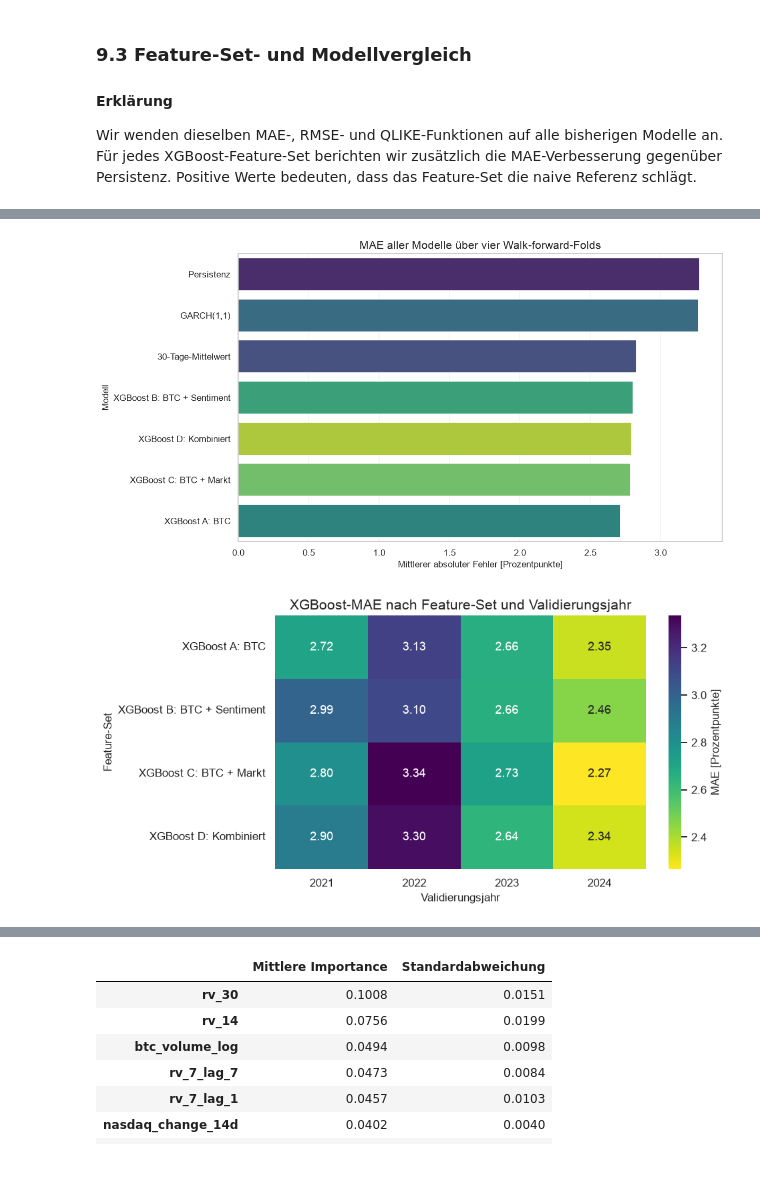
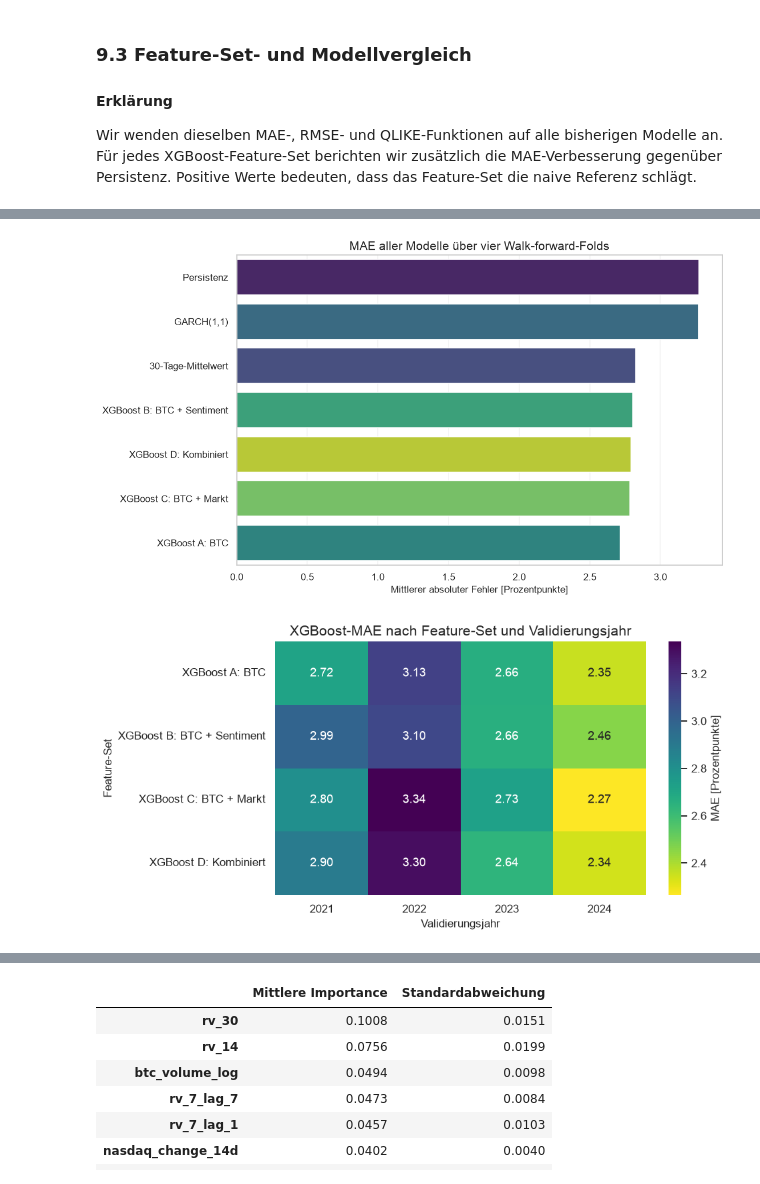
Before and after one commit to Steff72/CSP1, a Jupyter notebook: notebooks/bitcoin_volatility_forecasting.ipynb, the cells around one changed output, grey strips where cells are left out. Cells and saved outputs as stored; diff of their text form; code cells hidden in the pictures.

```diff
--- a/notebooks/bitcoin_volatility_forecasting.ipynb
+++ b/notebooks/bitcoin_volatility_forecasting.ipynb
@@ -380,6 +389,9 @@ for source_name, frame in loaded_series.items():
             "Zeilen": len(frame),
             "Doppelte Tage": int(frame.index.duplicated().sum()),
             "Fehlende Werte": int(frame.isna().sum().sum()),
+            "Kalenderlücken": int(
+                (frame.index.max() - frame.index.min()).days + 1 - len(frame)
+            ),
             "Status": "bestanden",
         }
     )
@@ -566,16 +619,13 @@ aligned["target_rv_7"] = np.sqrt(
     .iloc[::-1]
 )
 
-# Keep the one-day target as a transparent secondary outcome
-aligned["target_rv_1"] = np.sqrt(aligned["btc_squared_return"].shift(-1))
-
 # Annualize only for reader-friendly plots, not for the model comparison
 aligned["rv_7_annualized"] = aligned["rv_7"] * np.sqrt(365 / 7)
 aligned["target_rv_7_annualized"] = aligned["target_rv_7"] * np.sqrt(365 / 7)
 
 # Show observations with fully known historical and future windows
 target_preview = aligned[
-    ["btc_close", "btc_log_return", "rv_7", "target_rv_1", "target_rv_7"]
+    ["btc_close", "btc_log_return", "rv_7", "target_rv_7"]
 ].dropna().tail(5)
 display(target_preview.round(4))
 # %% [output]
@@ -746,7 +796,7 @@ feature_columns = [
     "nasdaq_change_7d",
     "nasdaq_change_14d",
 ]
-target_columns = ["target_rv_1", "target_rv_7"]
+target_columns = ["target_rv_7"]
 
 # Remove only rows that cannot support the complete current feature set
 modeling_table = modeling_data[feature_columns + target_columns].dropna().copy()
@@ -1724,8 +1774,13 @@ metric_plot_data = overall_metrics.melt(
 )
 metric_plot_data["Fehler [%P]"] = metric_plot_data["Fehler"] * 100
 model_palette = {
-    model_name: VIRIDIS(position)
-    for model_name, position in zip(model_columns, [0.18, 0.52, 0.84])
+    "Persistenz": VIRIDIS(0.08),
+    "30-Tage-Mittelwert": VIRIDIS(0.22),
+    "GARCH(1,1)": VIRIDIS(0.36),
+    "XGBoost A: BTC": VIRIDIS(0.50),
+    "XGBoost B: BTC + Sentiment": VIRIDIS(0.64),
+    "XGBoost C: BTC + Markt": VIRIDIS(0.78),
+    "XGBoost D: Kombiniert": VIRIDIS(0.92),
 }
 
 fig, ax = plt.subplots(figsize=(10, 5))
@@ -2199,13 +2273,7 @@ display(
 # Plot pooled MAE for all models on a zero-based axis
 mae_plot_data = all_overall_metrics.sort_values("MAE", ascending=False).copy()
 mae_plot_data["MAE [%P]"] = mae_plot_data["MAE"] * 100
-all_model_palette = {
-    model_name: VIRIDIS(position)
-    for model_name, position in zip(
-        all_model_columns,
-        np.linspace(0.10, 0.90, len(all_model_columns)),
-    )
-}
+all_model_palette = {model_name: model_palette[model_name] for model_name in all_model_columns}
 
 fig, ax = plt.subplots(figsize=(11, 6))
 sns.barplot(
@@ -2219,33 +2287,34 @@ sns.barplot(
 )
 ax.set_title("MAE aller Modelle über vier Walk-forward-Folds")
 ax.set_xlabel("Mittlerer absoluter Fehler [Prozentpunkte]")
-ax.set_ylabel("Modell")
+ax.set_ylabel("")
 ax.set_xlim(left=0)
 ax.grid(axis="x", alpha=0.25)
 fig.tight_layout()
+fig.subplots_adjust(left=0.28)
 plt.show()
 
 # Compare XGBoost stability across years with one compact heatmap
 xgboost_mae_heatmap = (
     xgboost_fold_metrics.assign(**{"MAE [%P]": xgboost_fold_metrics["MAE"] * 100})
     .pivot(index="Modell", columns="Fold", values="MAE [%P]")
 )
 xgboost_mae_heatmap.columns = [column.replace("Validation ", "") for column in xgboost_mae_heatmap.columns]
 
 fig, ax = plt.subplots(figsize=(9, 4.5))
 sns.heatmap(
     xgboost_mae_heatmap,
     cmap="viridis_r",
     annot=True,
     fmt=".2f",
     cbar_kws={"label": "MAE [Prozentpunkte]"},
     ax=ax,
 )
 ax.set_title("XGBoost-MAE nach Feature-Set und Validierungsjahr")
 ax.set_xlabel("Validierungsjahr")
 ax.set_ylabel("Feature-Set")
 fig.tight_layout()
 plt.show()
 # %% [output]
-[figure, old version]
+[figure, new version]
 [figure]
```
Also changed, not shown: parts of 14 cells of this notebook, 3 other files.
